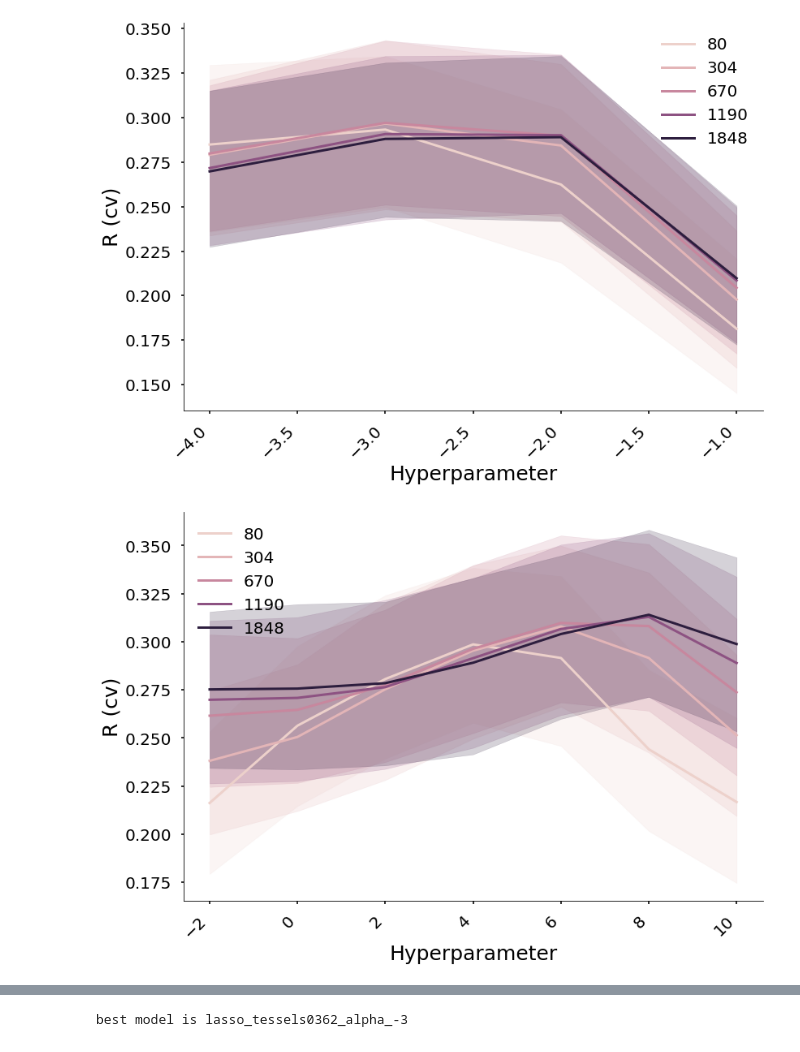
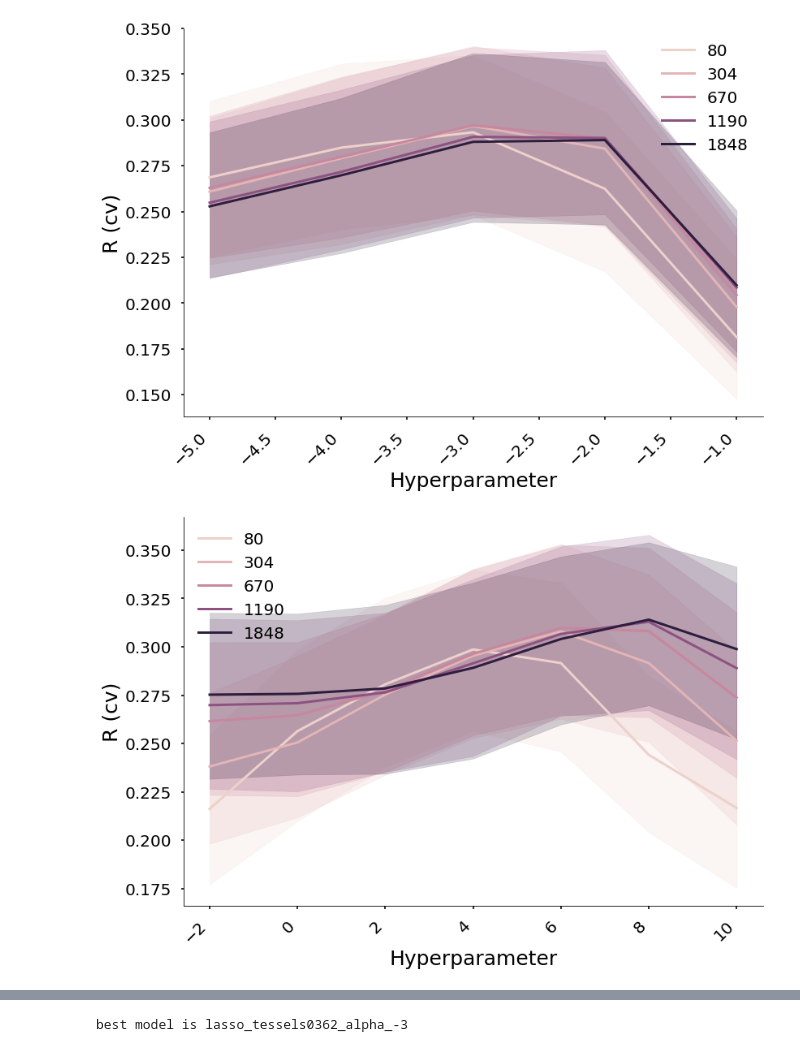
Before and after one commit to maedbhk/cerebellum_connectivity, a Jupyter notebook: notebooks/3.1-mk-models.ipynb, the cells around one changed output, grey strips where cells are left out. Saved outputs shown, nothing was run; the diff lists cells and outputs as text; code cells hidden in the pictures.

```diff
--- a/notebooks/3.1-mk-models.ipynb
+++ b/notebooks/3.1-mk-models.ipynb
@@ -29,13 +31,16 @@ vis.plotting_style()
 # %%
 # train predictions (R CV: hyperparameter)
 
-vis.plot_train_predictions(dataframe=df_train.query('hyperparameter>-5 and method=="lasso"'),
+vis.plot_train_predictions(dataframe=df_train.query('method=="lasso"'),
                           x='hyperparameter',
-                          hue='num_regions'
+                          hue='num_regions',
+                          save=True
                           )
 plt.xlabel('Hyperparameter');
+dirs = const.Dirs()
+plt.savefig(os.path.join(dirs.figure, 'train_predictions_lasso.png'), pad_inches=0.1, bbox_inches='tight')
 # %% [output]
-[figure, old version]
+[figure, new version]
 # %%
 # train predictions (R CV: hyperparameter)
 
@@ -44,8 +49,10 @@ vis.plot_train_predictions(dataframe=df_train.query('method=="ridge"'),
                           hue='num_regions'
                           )
 plt.xlabel('Hyperparameter');
+dirs = const.Dirs()
+plt.savefig(os.path.join(dirs.figure, 'train_predictions_ridge.png'), pad_inches=0.1, bbox_inches='tight')
 # %% [output]
-[figure, old version]
+[figure, new version]
 # %%
 # train predictions (R CV: hyperparameter)
 
```
Also changed, not shown: parts of 15 cells of this notebook, 2 other files.
